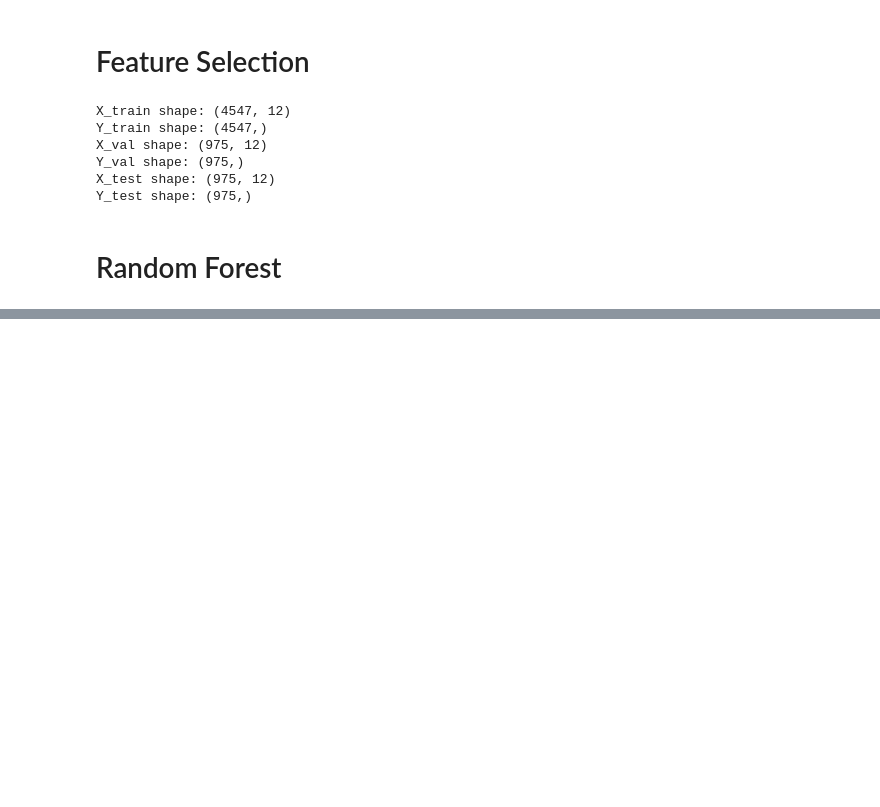
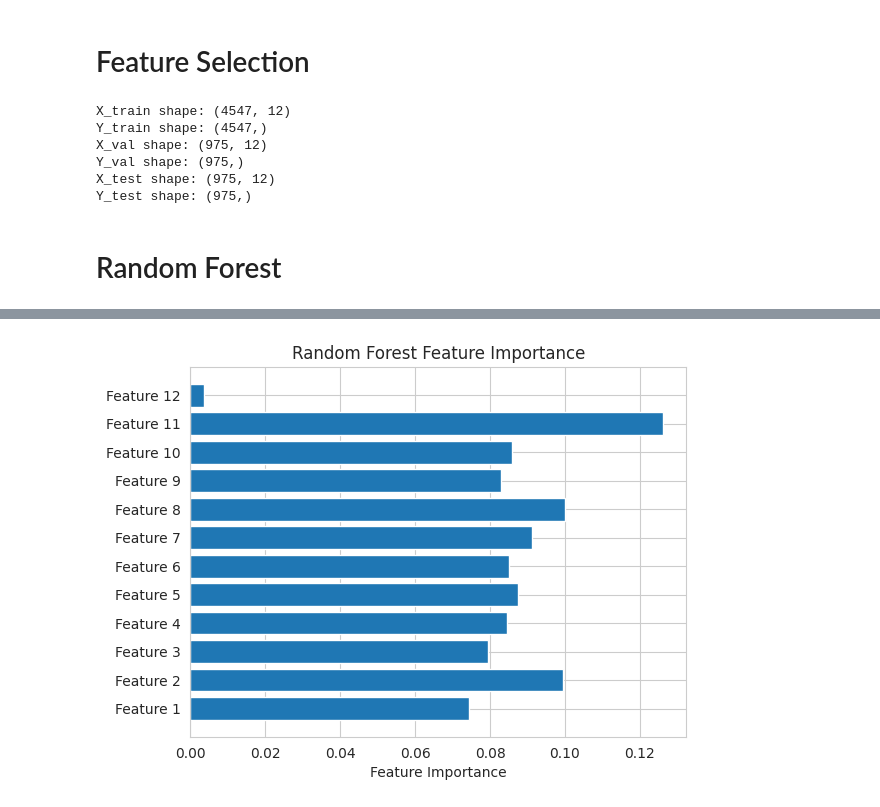
Before and after one commit to IngridAMorales/Predicting-Wine-Quality-Based-on-Its-Chemical-Properties, a Jupyter notebook: Final_Project.ipynb, the cells around one changed output, grey strips where cells are left out. Saved outputs shown, nothing was run; the diff lists cells and outputs as text; code cells hidden in the pictures; blank space fills up the shorter version.

```diff
--- a/Final_Project.ipynb
+++ b/Final_Project.ipynb
@@ -447,0 +731,22 @@ Iteration 90: Train MSE = 0.6261, Val MSE = 0.6446, Train Accuracy = 0.5572, Val
+# %%
+import matplotlib.pyplot as plt
+
+# Fit the model
+model = RandomForestClassifier(n_estimators=100, random_state=42)
+model.fit(X_train, y_train)
+
+# Get feature importances
+importances = model.feature_importances_
+
+# If X_train is a numpy array, use feature indices or pass column names if available
+# Assuming you have the feature names in a list, e.g., feature_names = ['feature1', 'feature2', ...]
+# If X_train was a pandas DataFrame, you can access X_train.columns directly
+feature_names = X_train.columns if hasattr(X_train, 'columns') else [f'Feature {i+1}' for i in range(X_train.shape[1])]
+
+# Visualize the importances
+plt.barh(feature_names, importances)
+plt.xlabel('Feature Importance')
+plt.title('Random Forest Feature Importance')
+plt.show()
+# %% [output]
+[figure, added]
```
Also changed, not shown: parts of 4 cells of this notebook.
